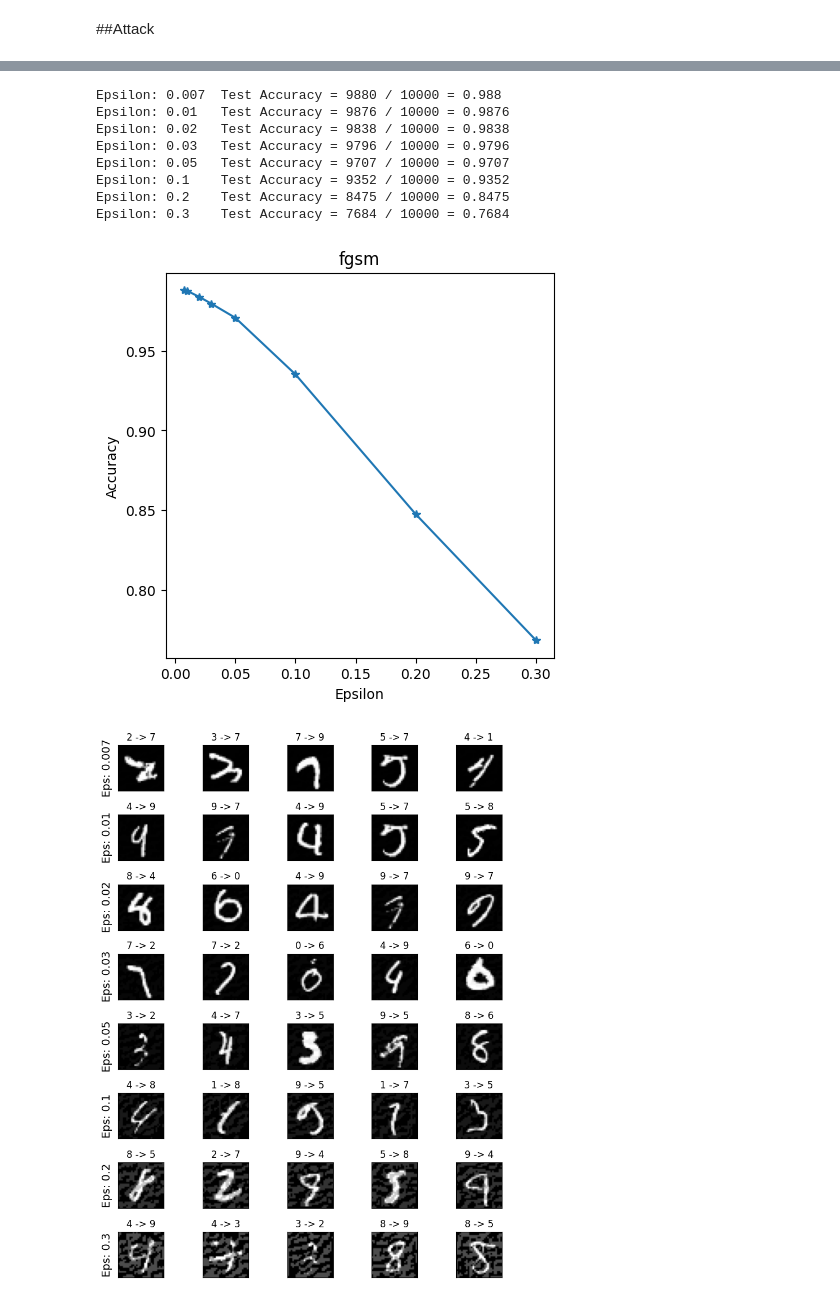
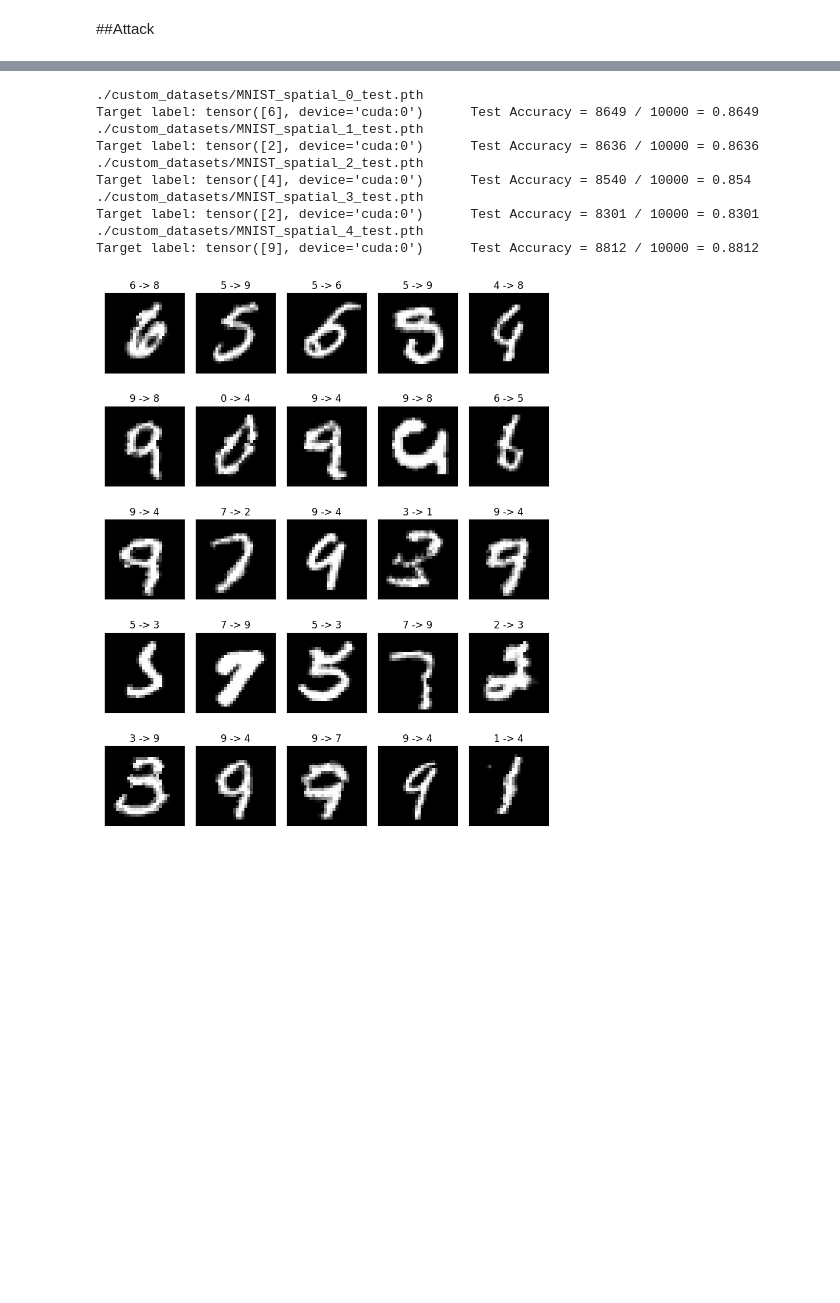
Before and after one commit to joseedilsm/TCC, a Jupyter notebook: Exp1_MNIST.ipynb, the cells around one changed output, grey strips where cells are left out. Cells and saved outputs as stored; diff of their text form; code cells hidden in the pictures; blank space fills up the shorter version.

```diff
--- a/Exp1_MNIST.ipynb
+++ b/Exp1_MNIST.ipynb
@@ -222,42 +313,59 @@ Test Accuracy = 9919 / 10000 = 0.9919
+# %%
+def test_from_custom_spatial(model,device,target):
+  correct = 0
+  adv_examples = []
+  path_to_load = ['./custom_datasets/MNIST_spatial_', target, '_test.pth']
+  path = "".join(path_to_load)
+  print(path)
+  test_load = torch.load(path)
+  test_loader = torch.utils.data.DataLoader(test_load,batch_size=1,shuffle=True)
+  for data, target in test_loader:
+      data, target = data.to(device), target.to(device)
+      output = model(data)
+      init_pred = output.max(1, keepdim=True)[1]
+      if init_pred.item() == target.item():
+          correct += 1
+      else:
+          if len(adv_examples) < 5:
+              adv_ex = data.squeeze().detach().cpu().numpy()
+              adv_examples.append( (target.item(), init_pred.item(), adv_ex) )
+
+  final_acc = correct/float(len(test_loader))
+  print("Target label: {}\tTest Accuracy = {} / {} = {}".format(target, correct, len(test_loader), final_acc))
+
+  return final_acc, adv_examples
 # %%
-epsilons = [0.007,0.01,0.02,0.03,0.05,0.1,0.2,0.3]
-for attack in ("fgsm","mifgsm"):
+  targets = ['0', '1', '2', '3', '4']
+
   accuracies = []
   examples = []
-  for eps in epsilons:
-      acc, ex = test(model, model, device,test_loader,eps,attack)
+  for target in targets:
+      acc, ex = test_from_custom_spatial(model, device,target)
       accuracies.append(acc)
       examples.append(ex)
-  plt.figure(figsize=(5,5))
-  plt.plot(epsilons, accuracies, "*-")
-  plt.title(attack)
-  plt.xlabel("Epsilon")
-  plt.ylabel("Accuracy")
-  plt.show()
 
   cnt = 0
   plt.figure(figsize=(8,10))
-  for i in range(len(epsilons)):
+  for i in range(len(targets)):
       for j in range(len(examples[i])):
           cnt += 1
-          plt.subplot(len(epsilons),len(examples[0]),cnt)
+          plt.subplot(len(targets),len(examples[0]),cnt)
           plt.xticks([], [])
           plt.yticks([], [])
-          if j == 0:
-              plt.ylabel("Eps: {}".format(epsilons[i]), fontsize=14)
           orig,adv,ex = examples[i][j]
           plt.title("{} -> {}".format(orig, adv))
           plt.imshow(ex, cmap="gray")
   plt.tight_layout()
   plt.show()
 # %% [output]
-Epsilon: 0.007  Test Accuracy = 9880 / 10000 = 0.988
-Epsilon: 0.01   Test Accuracy = 9876 / 10000 = 0.9876
-Epsilon: 0.02   Test Accuracy = 9838 / 10000 = 0.9838
-Epsilon: 0.03   Test Accuracy = 9796 / 10000 = 0.9796
-Epsilon: 0.05   Test Accuracy = 9707 / 10000 = 0.9707
-Epsilon: 0.1    Test Accuracy = 9352 / 10000 = 0.9352
-Epsilon: 0.2    Test Accuracy = 8475 / 10000 = 0.8475
-Epsilon: 0.3    Test Accuracy = 7684 / 10000 = 0.7684
+./custom_datasets/MNIST_spatial_0_test.pth
+Target label: tensor([6], device='cuda:0')      Test Accuracy = 8649 / 10000 = 0.8649
+./custom_datasets/MNIST_spatial_1_test.pth
+Target label: tensor([2], device='cuda:0')      Test Accuracy = 8636 / 10000 = 0.8636
+./custom_datasets/MNIST_spatial_2_test.pth
+Target label: tensor([4], device='cuda:0')      Test Accuracy = 8540 / 10000 = 0.854
+./custom_datasets/MNIST_spatial_3_test.pth
+Target label: tensor([2], device='cuda:0')      Test Accuracy = 8301 / 10000 = 0.8301
+./custom_datasets/MNIST_spatial_4_test.pth
+Target label: tensor([9], device='cuda:0')      Test Accuracy = 8812 / 10000 = 0.8812
-[figure, old version]
+[figure, new version]
-[figure, removed]
```
Also changed, not shown: parts of 15 cells of this notebook, 7 other files.
